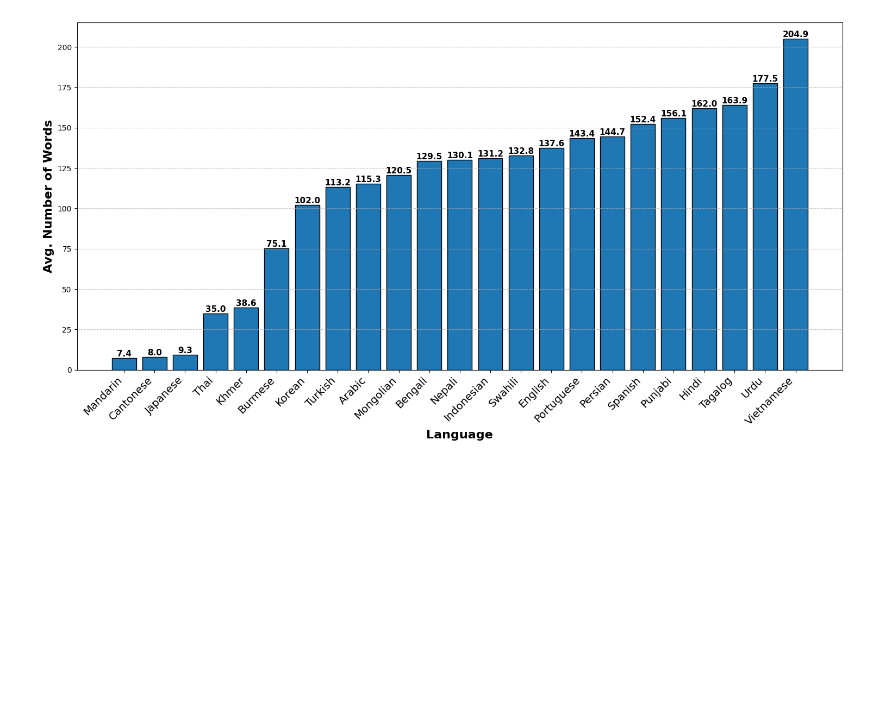
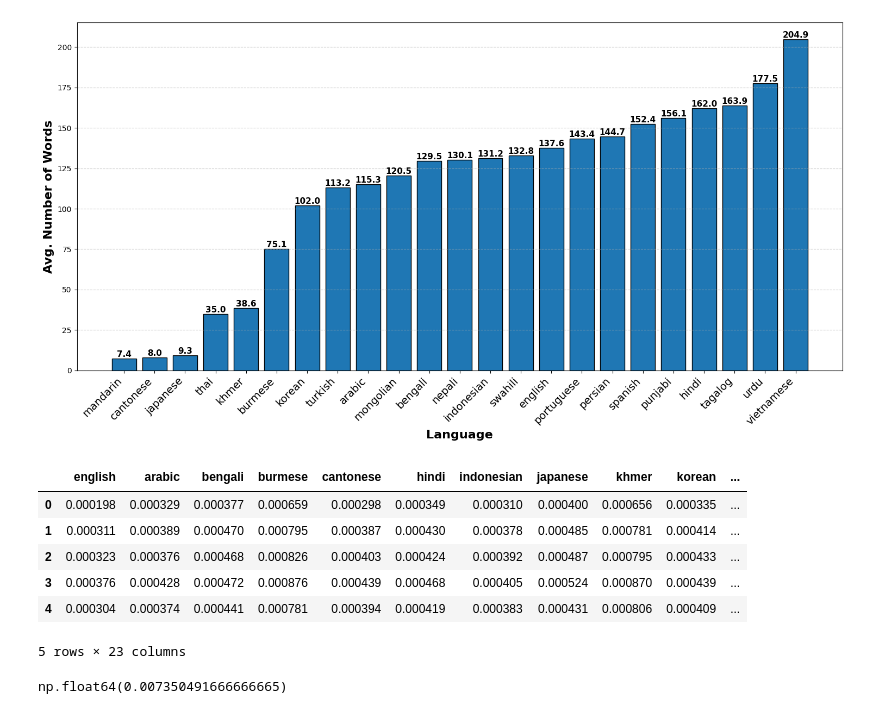
Before and after one commit to unswnlp/det-eval-mt, a Jupyter notebook: notebooks/eda.ipynb, the cells around one changed output. Cells and saved outputs as stored; diff of their text form; code cells hidden in the pictures; blank space fills up the shorter version.

```diff
--- a/notebooks/eda.ipynb
+++ b/notebooks/eda.ipynb
@@ -78,12 +54,6 @@ tokens = pd.DataFrame()
 cost = pd.DataFrame()
 for lang in data.columns:
     tokens[lang] = data[lang].apply(lambda x : num_tokens_from_string(x, "gpt-4o") if type(x) == str else 0)
-# (tokens["English"]*input_price +tokens*output_price).sum()
-
-for lang in list(data.columns)[:]:
-    cost[lang] = (13+tokens["English"])*input_price + tokens[lang]*output_price
-
-cost.iloc[:, 1:].mean().sum()
 # %% [output]
 np.float64(0.007350491666666665)
 # %%
@@ -154,5 +81,0 @@ KeyboardInterrupt:
-# %%
-lang_prob = pd.DataFrame()
-for lang in data.columns:
-    lang_prob[lang] = data[lang].apply(lambda x : get_lang_prob(x, lang) if type(x) == str else 0)
-lang_prob.mean()
@@ -237,16 +123,6 @@ plt.show()
 # %%
-data = {
-    'Language': ['English', 'Arabic', 'Bengali', 'Burmese', 'Cantonese', 'Hindi',
-                'Indonesian', 'Japanese', 'Khmer', 'Korean', 'Mandarin', 'Mongolian',
-                'Nepali', 'Persian', 'Portuguese', 'Punjabi', 'Spanish', 'Swahili',
-                'Tagalog', 'Thai', 'Turkish', 'Urdu', 'Vietnamese'],
-    'Tokens': [137.58, 115.28, 129.48, 75.12, 7.98, 162.03,
-               131.17, 9.35, 38.63, 102.05, 7.40, 120.52,
-               130.08, 144.67, 143.43, 156.07, 152.37, 132.80,
-               163.93, 34.98, 113.17, 177.47, 204.93]
-}
-
-df = pd.DataFrame(data)
+df = unigrams.mean().reset_index()
+df.columns = ["Language", "Tokens"]
 
 # Sort by number of tokens
 df = df.sort_values('Tokens', ascending=True)
@@ -280,3 +156,20 @@ plt.savefig('../figs/language_words.png', dpi=300, bbox_inches='tight')
 plt.show()
 # %% [output]
 [figure]
+# %%
+for lang in list(data.columns)[:]:
+    cost[lang] = (13+tokens["english"])*input_price + tokens[lang]*output_price
+
+cost.head()
+# %% [output]
+|  | english | arabic | bengali | burmese | cantonese | hindi | indonesian | japanese | khmer | korean | ... |
+| 0 | 0.000198 | 0.000329 | 0.000377 | 0.000659 | 0.000298 | 0.000349 | 0.000310 | 0.000400 | 0.000656 | 0.000335 | ... |
+| 1 | 0.000311 | 0.000389 | 0.000470 | 0.000795 | 0.000387 | 0.000430 | 0.000378 | 0.000485 | 0.000781 | 0.000414 | ... |
+| 2 | 0.000323 | 0.000376 | 0.000468 | 0.000826 | 0.000403 | 0.000424 | 0.000392 | 0.000487 | 0.000795 | 0.000433 | ... |
+| 3 | 0.000376 | 0.000428 | 0.000472 | 0.000876 | 0.000439 | 0.000468 | 0.000405 | 0.000524 | 0.000870 | 0.000439 | ... |
+| 4 | 0.000304 | 0.000374 | 0.000441 | 0.000781 | 0.000394 | 0.000419 | 0.000383 | 0.000431 | 0.000806 | 0.000409 | ... |
+5 rows × 23 columns
+# %%
+cost.iloc[:, 1:].mean().sum()
+# %% [output]
+np.float64(0.007350491666666665)
```
Also changed, not shown: parts of 9 cells of this notebook, 2 other files.
